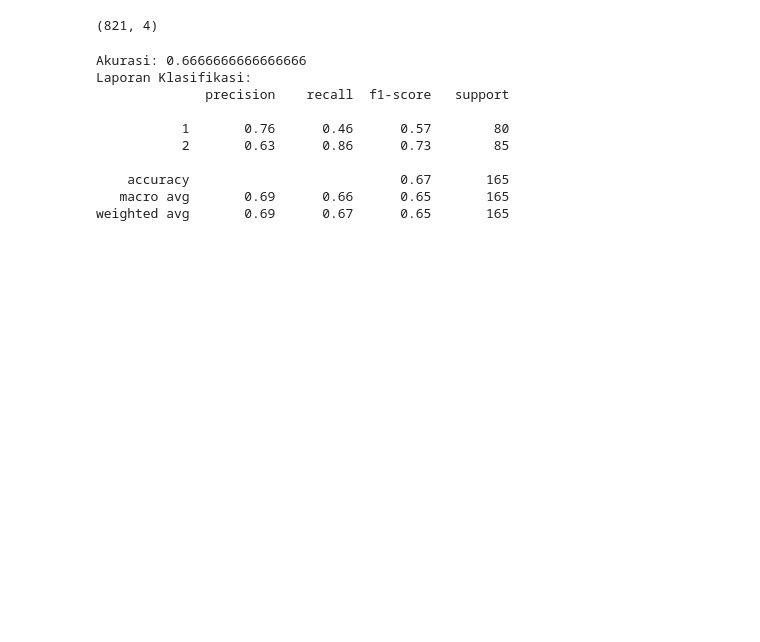
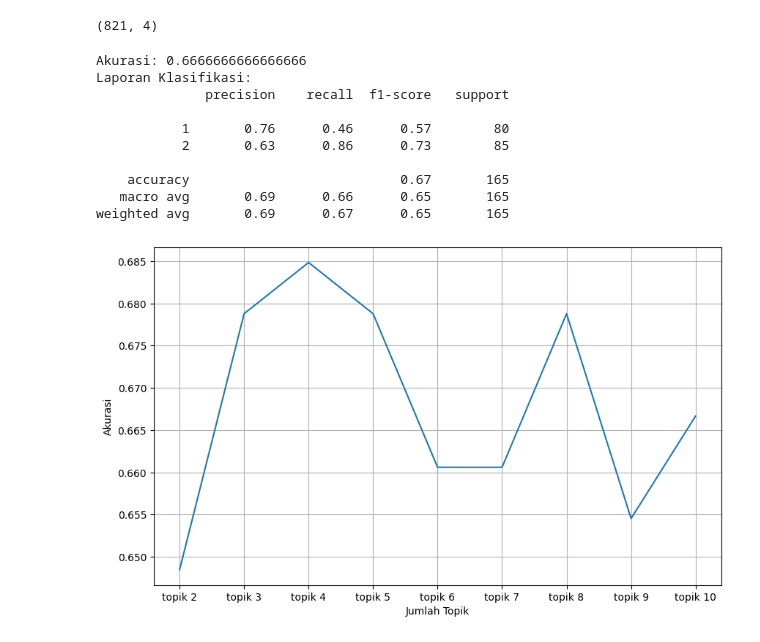
Before and after one commit to aulyamiftahkhulhikmah/projectPPW, a Jupyter notebook: _sources/notebooks2.ipynb, the cells around one changed output. Saved outputs shown, nothing was run; the diff lists cells and outputs as text; code cells hidden in the pictures; blank space fills up the shorter version.

```diff
--- a/_sources/notebooks2.ipynb
+++ b/_sources/notebooks2.ipynb
@@ -611,3 +633,42 @@ Laporan Klasifikasi:
     accuracy                           0.67       165
    macro avg       0.69      0.66      0.65       165
 weighted avg       0.69      0.67      0.65       165
+# %%
+import pandas as pd
+import matplotlib.pyplot as plt
+from sklearn.decomposition import LatentDirichletAllocation
+from sklearn.naive_bayes import MultinomialNB
+from sklearn.model_selection import train_test_split
+
+results = []
+
+for n in range(2, 11):
+    # Membuat dan melatih model LDA dengan nilai 'n' yang sesuai
+    lda_model = LatentDirichletAllocation(n_components=n, doc_topic_prior=0.1, topic_word_prior=0.2, random_state=42)
+    X_lda = lda_model.fit_transform(X)
+
+    # Membagi data menjadi train dan test set
+    X_train, X_test, y_train, y_test = train_test_split(X_lda, y, test_size=0.2, random_state=42)
+
+    # Membuat dan melatih model Naive Bayes
+    naive_bayes_classifier = MultinomialNB()
+    naive_bayes_classifier.fit(X_train, y_train)
+
+    # Evaluasi model atau lakukan tindakan lain yang Anda inginkan
+    accuracy = naive_bayes_classifier.score(X_test, y_test)
+    results.append({'n_components': n, 'accuracy': accuracy})
+
+results_df = pd.DataFrame(results)
+
+# Rename the n_components values to "topik 2," "topik 3," and so on
+results_df['n_components'] = ['topik ' + str(n) for n in results_df['n_components']]
+
+# Create a bar plot
+plt.figure(figsize=(10, 6))
+plt.plot(results_df['n_components'], results_df['accuracy'])
+plt.xlabel('Jumlah Topik')
+plt.ylabel('Akurasi')
+plt.grid(True)
+plt.show()
+# %% [output]
+[figure, added]
```
Also changed, not shown: parts of 51 cells of this notebook, 44 other files.
